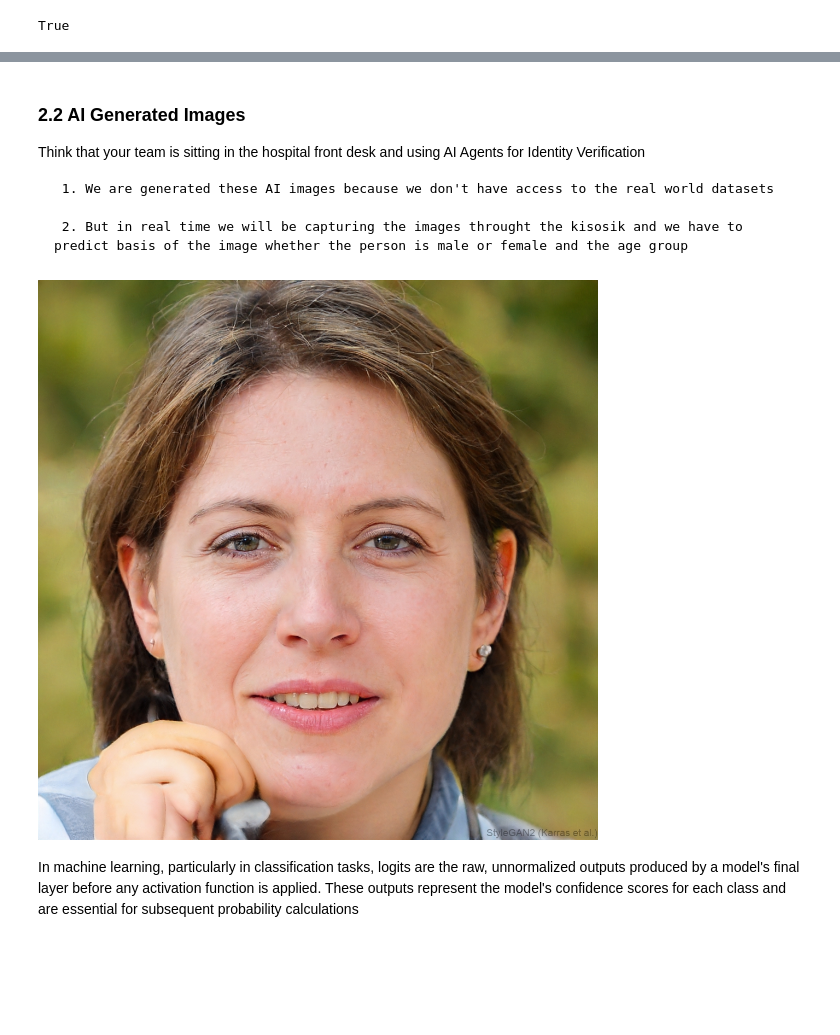
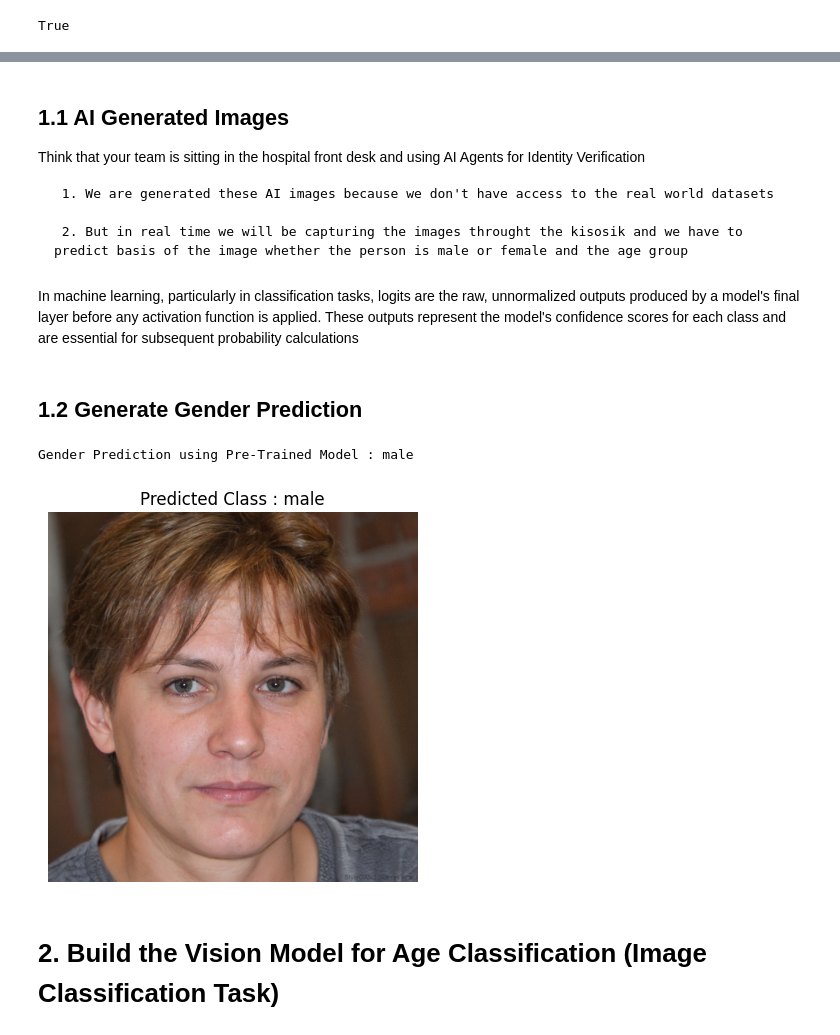
Before and after one commit to santhoshkavi123/GenAI, a Jupyter notebook: HospitalSimulationAgenticAI/NTBK2_IdentityPhotoForTheFrontDeskAgent.ipynb, the cells around one changed output, grey strips where cells are left out. Drawn from its saved outputs; the diff is of its cells as text; code cells hidden in the pictures; blank space fills up the shorter version.

Commit message:
working on age classification

```diff
--- a/HospitalSimulationAgenticAI/NTBK2_IdentityPhotoForTheFrontDeskAgent.ipynb
+++ b/HospitalSimulationAgenticAI/NTBK2_IdentityPhotoForTheFrontDeskAgent.ipynb
@@ -42,7 +42,7 @@ pipe = pipeline(
 processor = AutoImageProcessor.from_pretrained("rizvandwiki/gender-classification")
 model = AutoModelForImageClassification.from_pretrained("rizvandwiki/gender-classification")
 # %% [markdown]
-### 2.2 AI Generated Images
+## 1.1 AI Generated Images
 
 Think that your team is sitting in the hospital front desk and using AI Agents for Identity Verification
 
@@ -53,25 +53,47 @@ Think that your team is sitting in the hospital front desk and using AI Agents f
 # We are just getting the random image from the request
 image_url = "https://thispersondoesnotexist.com"
 image = Image.open(requests.get(image_url, stream = True).raw)
-
-display(image)
-# %% [output]
-[figure, removed]
 # %% [markdown]
 In machine learning, particularly in classification tasks, logits are the raw, unnormalized outputs produced by a model's final layer before any activation function is applied. These outputs represent the model's confidence scores for each class and are essential for subsequent probability calculations
+# %% [markdown]
+## 1.2 Generate Gender Prediction
 # %%
-def GenderPredictionPreTrainedModel(image) -> int:
+def GenderPredictionFromPreTrainedModel(image, image_processor, model) -> int:
     """
-        Function : Function used to generate predictions based on
+        Function : Function used to generate gender prediction using pretrained huggingface model
+
+
     """
     # Prepare the image for the model
-    inputs = processor(images = image, return_tensors = 'pt')
+    inputs = image_processor(images = image, return_tensors = 'pt')
 
     # Generate predictions
     outputs = model(**inputs)
     logits = outputs.logits
     predicted_class = logits.argmax(-1).item()
 
-    print(f"Gender Prediction using Pre-Trained Model : {predicted_class}")
+    # Map the prediction to the class
+    classes = model.config.id2label
+    gender_label = classes[predicted_class]
 
-    return predicted_class
+    print(f"Gender Prediction using Pre-Trained Model : {gender_label}")
+
+    return gender_label
+
+gender_label = GenderPredictionFromPreTrainedModel(
+    image = image,
+    image_processor = processor,
+    model = model
+)
+# %% [output]
+Gender Prediction using Pre-Trained Model : male
+# %%
+# Display the image and prediction
+plt.imshow(image)
+plt.axis('off')
+plt.title(f"Predicted Class : {gender_label}")
+plt.show()
+# %% [output]
+[figure, added]
+# %% [markdown]
+# 2. Build the Vision Model for Age Classification (Image Classification Task)
```
Also changed, not shown: parts of 1 cell of this notebook.
